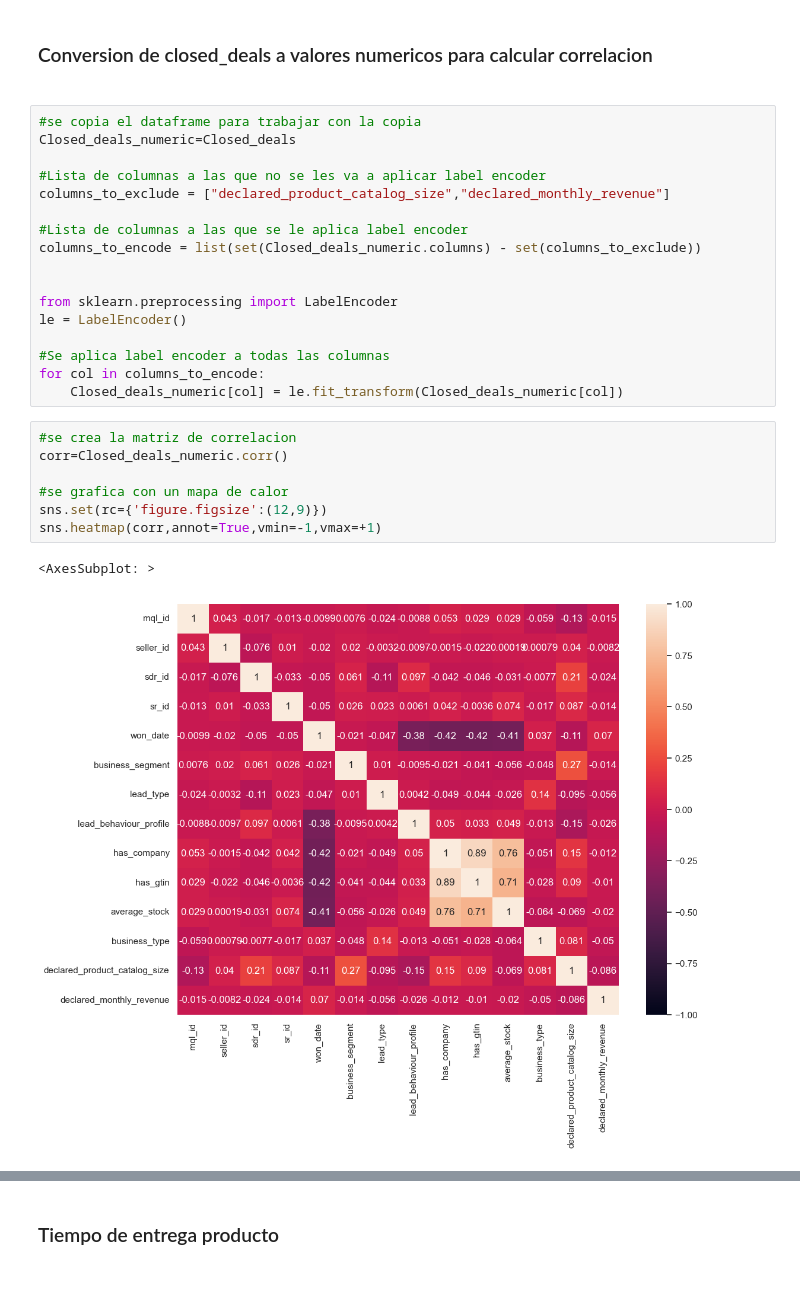
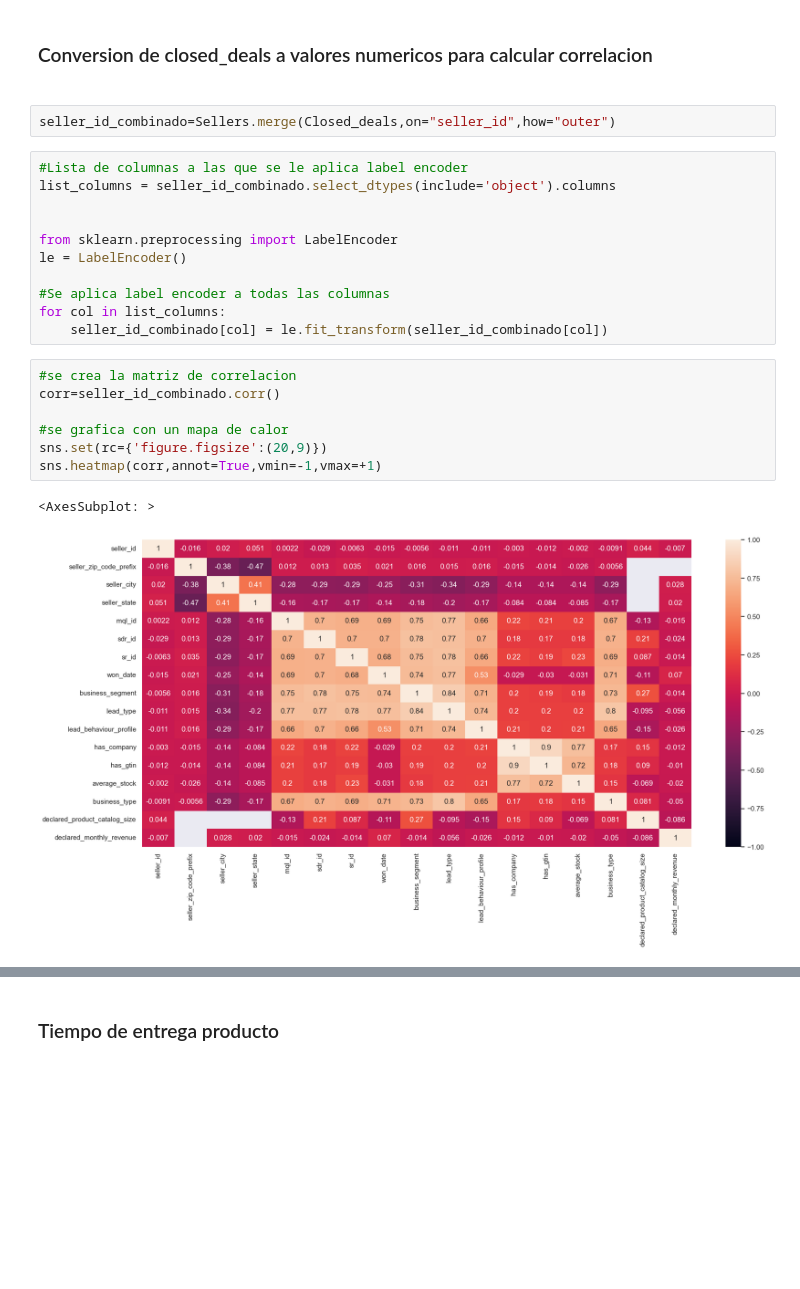
Before and after one commit to Lautaro555/Final-project-Olist, a Jupyter notebook: EDA.ipynb, the cells around one changed output, grey strips where cells are left out. Saved outputs shown, nothing was run; the diff lists cells and outputs as text; blank space fills up the shorter version.

```diff
--- a/EDA.ipynb
+++ b/EDA.ipynb
@@ -941,33 +941,29 @@ barueri                    433
 Name: customer_id, dtype: int64
 # %% [markdown]
 <h3>Conversion de closed_deals a valores numericos para calcular correlacion<h3>
+# %%
+seller_id_combinado=Sellers.merge(Closed_deals,on="seller_id",how="outer")
 # %%
-#se copia el dataframe para trabajar con la copia
-Closed_deals_numeric=Closed_deals
-
-#Lista de columnas a las que no se les va a aplicar label encoder
-columns_to_exclude = ["declared_product_catalog_size","declared_monthly_revenue"]
-
 #Lista de columnas a las que se le aplica label encoder
-columns_to_encode = list(set(Closed_deals_numeric.columns) - set(columns_to_exclude))
+list_columns = seller_id_combinado.select_dtypes(include='object').columns
 
 
 from sklearn.preprocessing import LabelEncoder
 le = LabelEncoder()
 
 #Se aplica label encoder a todas las columnas
-for col in columns_to_encode:
-    Closed_deals_numeric[col] = le.fit_transform(Closed_deals_numeric[col])
+for col in list_columns:
+    seller_id_combinado[col] = le.fit_transform(seller_id_combinado[col])
 # %%
 #se crea la matriz de correlacion
-corr=Closed_deals_numeric.corr()
+corr=seller_id_combinado.corr()
 
 #se grafica con un mapa de calor
-sns.set(rc={'figure.figsize':(12,9)})
+sns.set(rc={'figure.figsize':(20,9)})
 sns.heatmap(corr,annot=True,vmin=-1,vmax=+1)
 # %% [output]
 <AxesSubplot: >
-[figure, old version]
+[figure, new version]
 # %%
 #Se arma otro grafico solo con la columna "declared_monthly_revenue"
 corr2=corr.sort_values(by="declared_monthly_revenue",ascending=False)[["declared_monthly_revenue"]]
```
Also changed, not shown: parts of 22 cells of this notebook.
